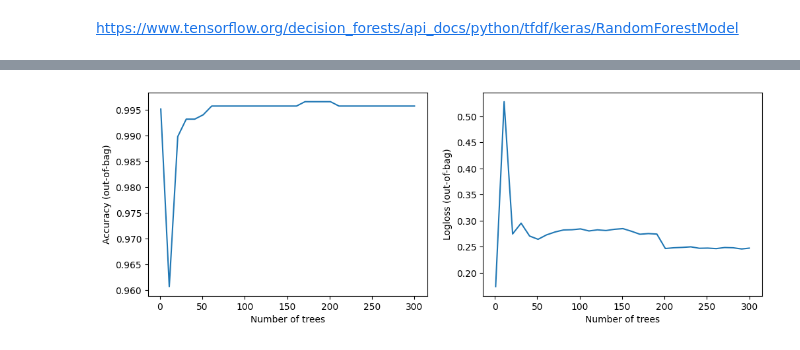
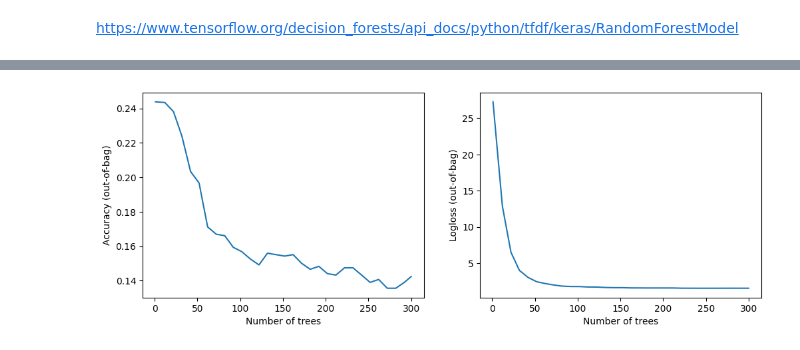
Before and after one commit to jestoncolelewis/Formula_One_Predictor, a Jupyter notebook: decision_forest.ipynb, the cells around one changed output, grey strips where cells are left out. Cells and saved outputs as stored; diff of their text form; code cells hidden in the pictures.

Commit message:
updated model

```diff
--- a/decision_forest.ipynb
+++ b/decision_forest.ipynb
@@ -37,8 +36,11 @@ test = dataset_df[dataset_df["year"] >= 2021]
+# %%
+predictors = ["raceId", "grid", "position", "pos_delta", "year", "date", "time", "driver_code", "constructor_code", "circuit_code"]
 # %%
-train_ds = tfdf.keras.pd_dataframe_to_tf_dataset(training, label="driverId")
-test_ds = tfdf.keras.pd_dataframe_to_tf_dataset(test, label="driverId")
+train_ds = tfdf.keras.pd_dataframe_to_tf_dataset(training[predictors], label="driver_code")
+test_ds = tfdf.keras.pd_dataframe_to_tf_dataset(test[predictors])
+single_ds = tfdf.keras.pd_dataframe_to_tf_dataset(single[predictors])
 # %%
-initial_model = tfdf.keras.RandomForestModel(verbose=2)
+model = tfdf.keras.RandomForestModel(verbose=0)
 
-initial_model.fit(train_ds)
+model.fit(train_ds)
 # %% [output]
@@ -135,20 +108,20 @@ Evaluation(num_examples=1180, accuracy=0.9957627118644068, loss=0.24739910615134
 # %%
 import matplotlib.pyplot as plt
 
-logs = initial_model.make_inspector().training_logs()
+logs = model.make_inspector().training_logs()
 
 plt.figure(figsize=(12, 4))
 
 plt.subplot(1, 2, 1)
 plt.plot([log.num_trees for log in logs], [log.evaluation.accuracy for log in logs])
 plt.xlabel("Number of trees")
 plt.ylabel("Accuracy (out-of-bag)")
 
 plt.subplot(1, 2, 2)
 plt.plot([log.num_trees for log in logs], [log.evaluation.loss for log in logs])
 plt.xlabel("Number of trees")
 plt.ylabel("Logloss (out-of-bag)")
 
 plt.show()
 # %% [output]
-[figure, old version]
+[figure, new version]
```
Also changed, not shown: parts of 16 cells of this notebook.
